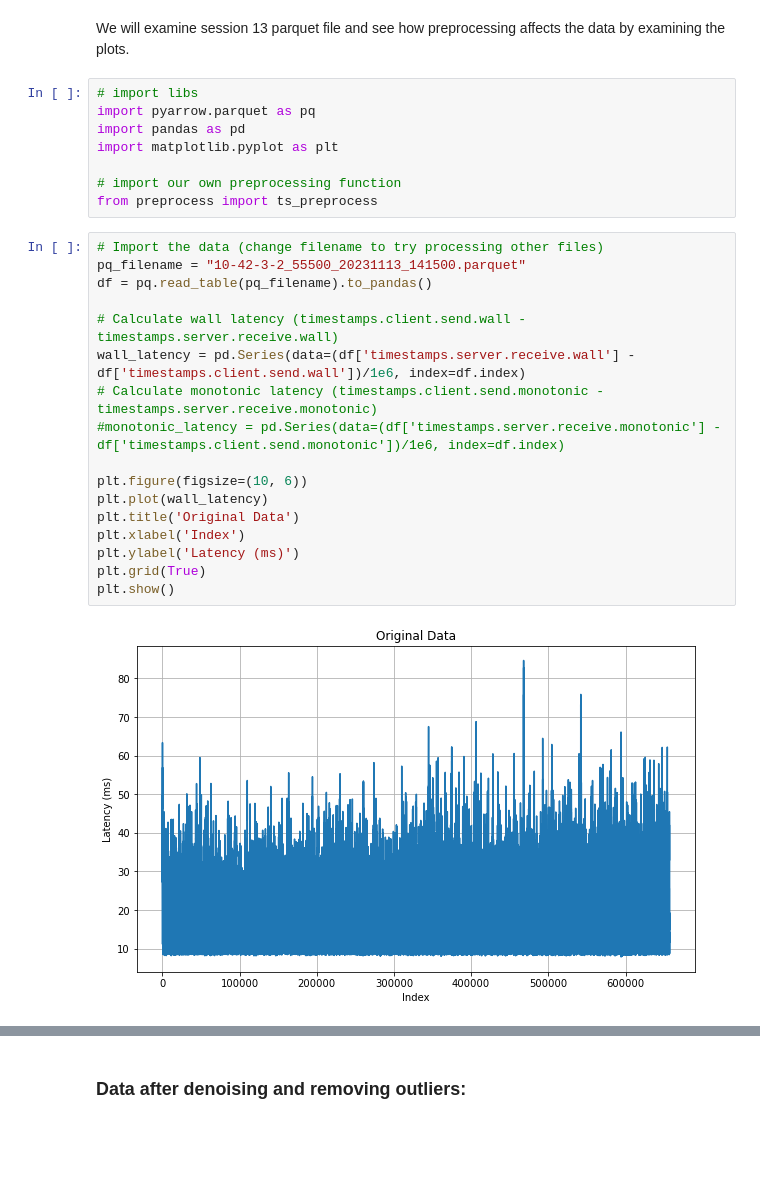
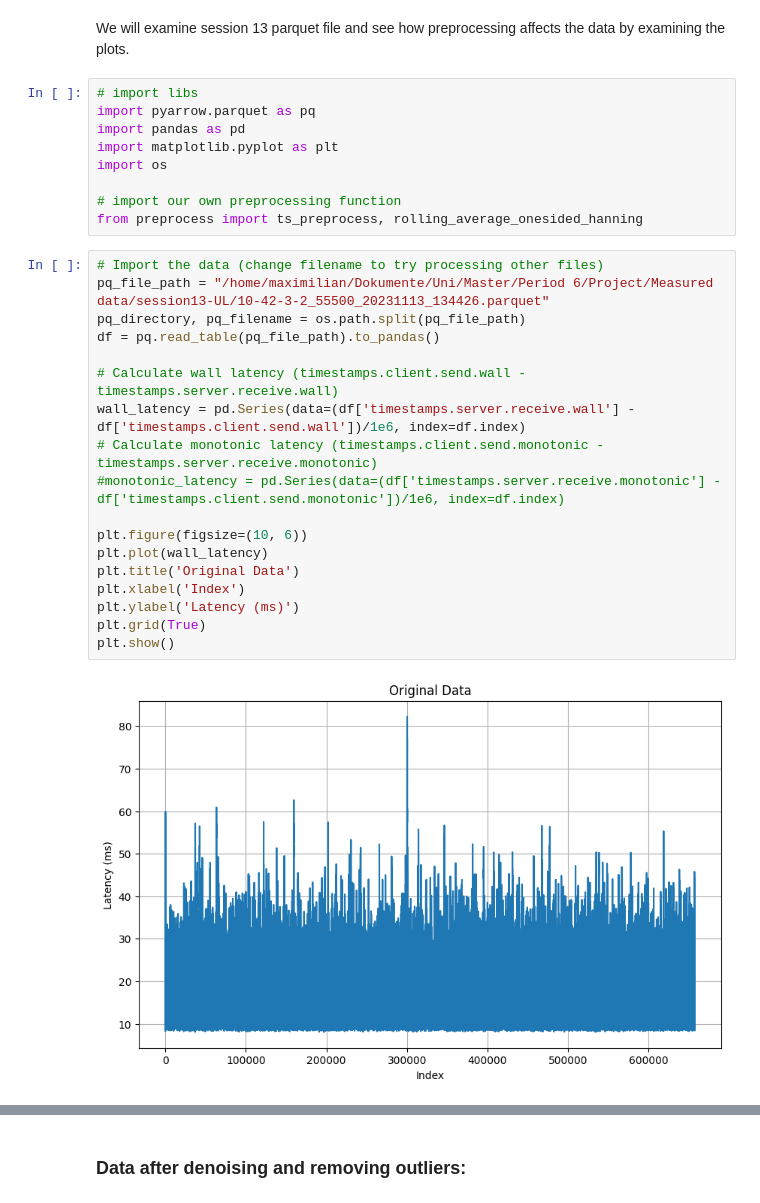
Before and after one commit to 5G-Latency-Prediction-Project/data-processing, a Jupyter notebook: time_series_preprocessing.ipynb, the cells around one changed output, grey strips where cells are left out. Cells and saved outputs as stored; diff of their text form; blank space fills up the shorter version.

```diff
--- a/time_series_preprocessing.ipynb
+++ b/time_series_preprocessing.ipynb
@@ -7,28 +7,30 @@ We will examine session 13 parquet file and see how preprocessing affects the da
 import pyarrow.parquet as pq
 import pandas as pd
 import matplotlib.pyplot as plt
+import os
 
 # import our own preprocessing function
-from preprocess import ts_preprocess
+from preprocess import ts_preprocess, rolling_average_onesided_hanning
 # %%
 # Import the data (change filename to try processing other files)
-pq_filename = "10-42-3-2_55500_20231113_141500.parquet"
-df = pq.read_table(pq_filename).to_pandas()
+pq_file_path = "/home/maximilian/Dokumente/Uni/Master/Period 6/Project/Measured data/session13-UL/10-42-3-2_55500_20231113_134426.parquet"
+pq_directory, pq_filename = os.path.split(pq_file_path)
+df = pq.read_table(pq_file_path).to_pandas()
 
 # Calculate wall latency (timestamps.client.send.wall - timestamps.server.receive.wall)
 wall_latency = pd.Series(data=(df['timestamps.server.receive.wall'] - df['timestamps.client.send.wall'])/1e6, index=df.index)
 # Calculate monotonic latency (timestamps.client.send.monotonic - timestamps.server.receive.monotonic)
 #monotonic_latency = pd.Series(data=(df['timestamps.server.receive.monotonic'] - df['timestamps.client.send.monotonic'])/1e6, index=df.index)
 
 plt.figure(figsize=(10, 6))
 plt.plot(wall_latency)
 plt.title('Original Data')
 plt.xlabel('Index')
 plt.ylabel('Latency (ms)')
 plt.grid(True)
 plt.show()
 # %% [output]
-[figure, old version]
+[figure, new version]
 # %%
 plt.figure(figsize=(10, 6))
 plt.plot(wall_latency[0:6000])
```
Also changed, not shown: parts of 11 cells of this notebook, 2 other files.
